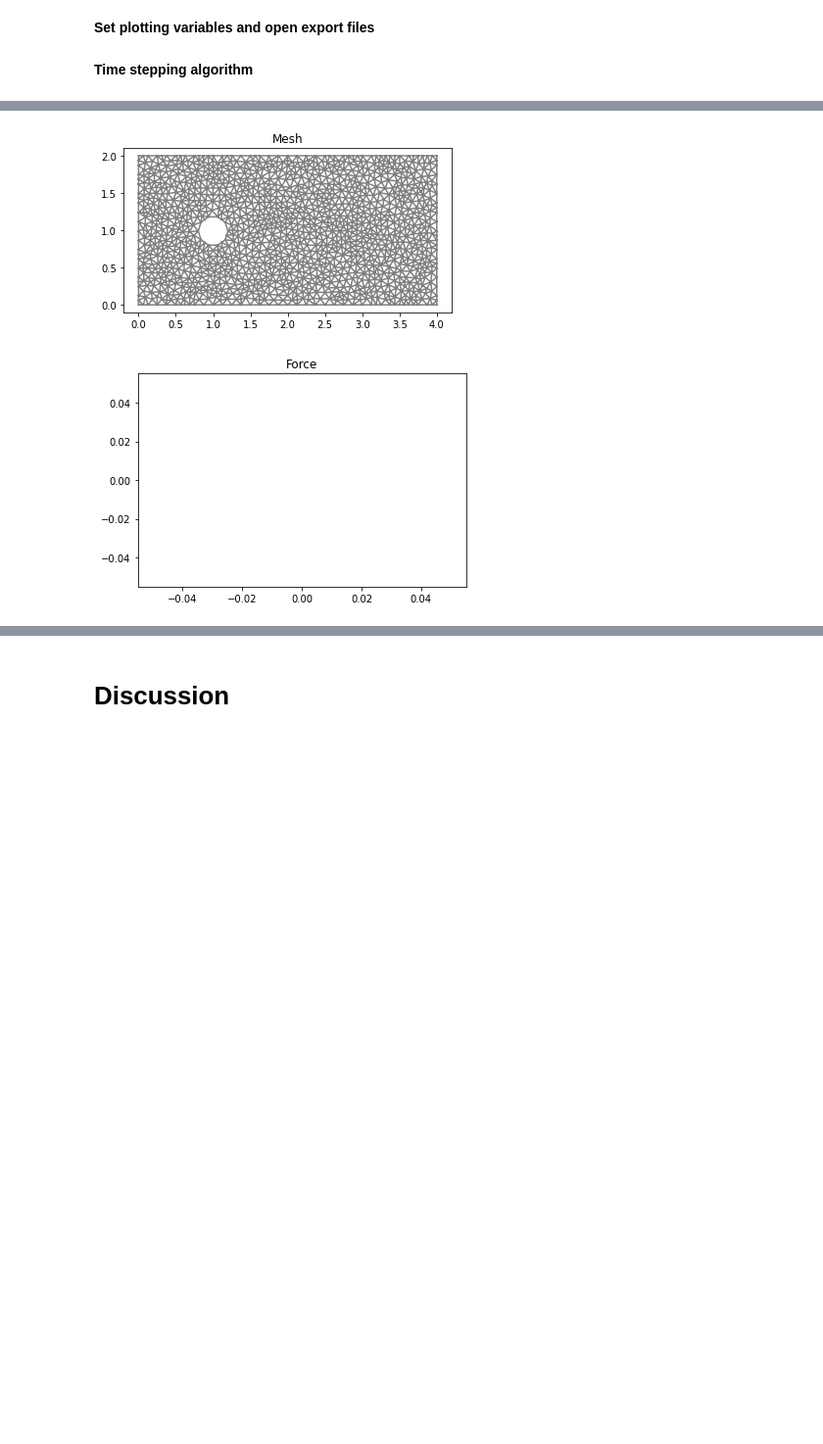
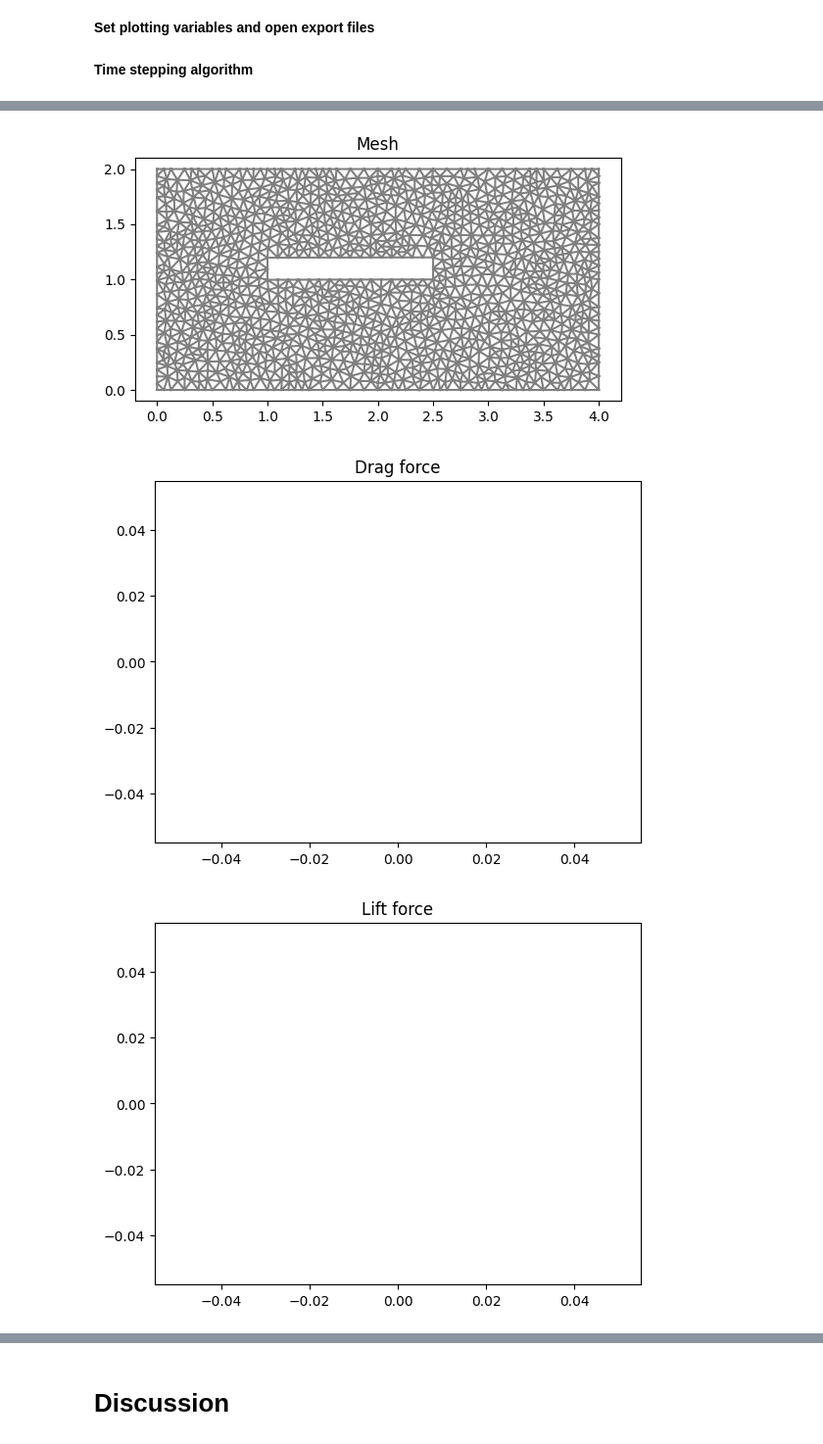
Before and after one commit to ellenmatt/DD2365-aflum, a Jupyter notebook: template-report-Navier-Stokes-ALE.ipynb, the cells around one changed output, grey strips where cells are left out. Shown at 98% size. Cells and saved outputs as stored; diff of their text form; code cells hidden in the pictures; blank space fills up the shorter version.

```diff
--- a/template-report-Navier-Stokes-ALE.ipynb
+++ b/template-report-Navier-Stokes-ALE.ipynb
@@ -124,7 +124,10 @@ upper = Upper()
 # Generate mesh (examples with and without a hole in the mesh)
 resolution = 32
 #mesh = RectangleMesh(Point(0.0, 0.0), Point(L, H), L*resolution, H*resolution)
-mesh = generate_mesh(Rectangle(Point(0.0,0.0), Point(L,H)) - Circle(Point(xc,yc),rc), resolution)
+# mesh = generate_mesh(Rectangle(Point(0.0,0.0), Point(L,H)) - Circle(Point(xc,yc),rc), resolution)
+
+# Wing mesh
+mesh = generate_mesh(Rectangle(Point(0.0,0.0), Point(L,H)) - Rectangle(Point(1.0, 1.0), Point(2.5, 1.2)), resolution)
 
 # Local mesh refinement (specified by a cell marker)
 no_levels = 0
@@ -242,7 +242,14 @@ amp_x = 0.0
 amp_y = 1.0e-2
 freq = 0.1
 t = 0.0
-w = Expression(("amp_x*sin(2.0*pi*t*freq)*sin(pi*x[0]/L)","amp_y*sin(2.0*pi*t*freq-0.5*pi)*sin(pi*x[1]/H)"), L=L, H=H, t=t, amp_x=amp_x, amp_y=amp_y, freq=freq, element = V.ufl_element())
+# w = Expression(("amp_x*sin(2.0*pi*t*freq)*sin(pi*x[0]/L)","amp_y*sin(2.0*pi*t*freq-0.5*pi)*sin(pi*x[1]/H)"), L=L, H=H, t=t, amp_x=amp_x, amp_y=amp_y, freq=freq, element = V.ufl_element())
+
+# When y is zero, sin term should be zero. Deformation without movement
+# w = Expression(("amp_x*sin(2.0*pi*t*freq)*sin(pi*x[0]/L)","amp_y*sin(2.0*pi*t*freq-0.5*pi)*0.15*sin(2*pi*(x[1]-1)/H)"), L=L, H=H, t=t, amp_x=amp_x, amp_y=amp_y, freq=freq, element = V.ufl_element())
+
+# Wing
+w = Expression(("amp_x*sin(2.0*pi*t*freq)*sin(pi*x[0]/L)","(exp(-x[0])-exp(-2.5))*amp_y*sin(2.0*pi*t*0.5*freq-0.5*pi)*sin(pi*x[1]/H)"), L=L, H=H, t=t, amp_x=amp_x, amp_y=amp_y, freq=freq, element = V.ufl_element())
+
 
 # Set parameters for nonlinear and lienar solvers
 num_nnlin_iter = 5
@@ -294,6 +301,13 @@ Force = inner((u1 - u0)/dt + grad(um1)*um1, psi)*dx - p1*div(psi)*dx + nu*inner(
 # Force normalization
 D = 2*rc
 normalization = -2.0/D
+# %%
+phi_x_l = 0.0
+phi_y_l = 1.0
+psi_expression_l = Expression(("near(pow(x[0]-xc,2.0) + pow(x[1]-yc,2.0) - pow(rc,2.0), 0.0) ? phi_x_l : 0.","near(pow(x[0]-xc,2.0) + pow(x[1]-yc,2.0) - pow(rc,2.0), 0.0) ? phi_y_l : 0."), xc=xc, yc=yc, rc=rc, phi_x_l=phi_x_l, phi_y_l=phi_y_l, element = V.ufl_element())
+psi_l = interpolate(psi_expression_l, V)
+
+Force_lift = inner((u1 - u0)/dt + grad(um1)*um1, psi_l)*dx - p1*div(psi_l)*dx + nu*inner(grad(um1), grad(psi_l))*dx
 # %% [markdown]
 **Set plotting variables and open export files**
 # %%
@@ -311,6 +325,9 @@ force_array = np.delete(force_array, 0)
 time = np.array(0.0)
 time = np.delete(time, 0)
 start_sample_time = 1.0
+# %%
+force_array_l = np.array(0.0)
+force_array_l = np.delete(force_array_l, 0)
 # %% [markdown]
 **Time stepping algorithm**
 # %%
@@ -355,8 +372,11 @@ while t < T + DOLFIN_EPS:
 
         # Compute force
         F = assemble(Force)
+        F_l = assemble(Force_lift)
         if (t > start_sample_time):
           force_array = np.append(force_array, normalization*F)
+
+          force_array_l = np.append(force_array_l, normalization*F_l)
           time = np.append(time, t)
 
         k += 1
@@ -385,14 +405,19 @@ while t < T + DOLFIN_EPS:
         plt.show()
 
         plt.figure()
-        plt.title("Force")
+        plt.title("Drag force")
         plt.plot(time, force_array)
+        plt.show()
+
+        plt.figure()
+        plt.title("Lift force")
+        plt.plot(time, force_array_l)
         plt.show()
 
     # Update time step
     u0.assign(u1)
     t += dt
 
-#!tar -czvf results-NS.tar.gz results-NS
-#files.download('results-NS.tar.gz')
+# !tar -czvf results-NS.tar.gz results-NS
+# files.download('results-NS.tar.gz')
 # %% [output]
@@ -411,2 +427,3 @@ Time t = 0.03285506167650246
-[figure, old version]
+[figure, new version]
-[figure, old version]
+[figure, new version]
+[figure, new version]
```
Also changed, not shown: parts of 3 cells of this notebook.
